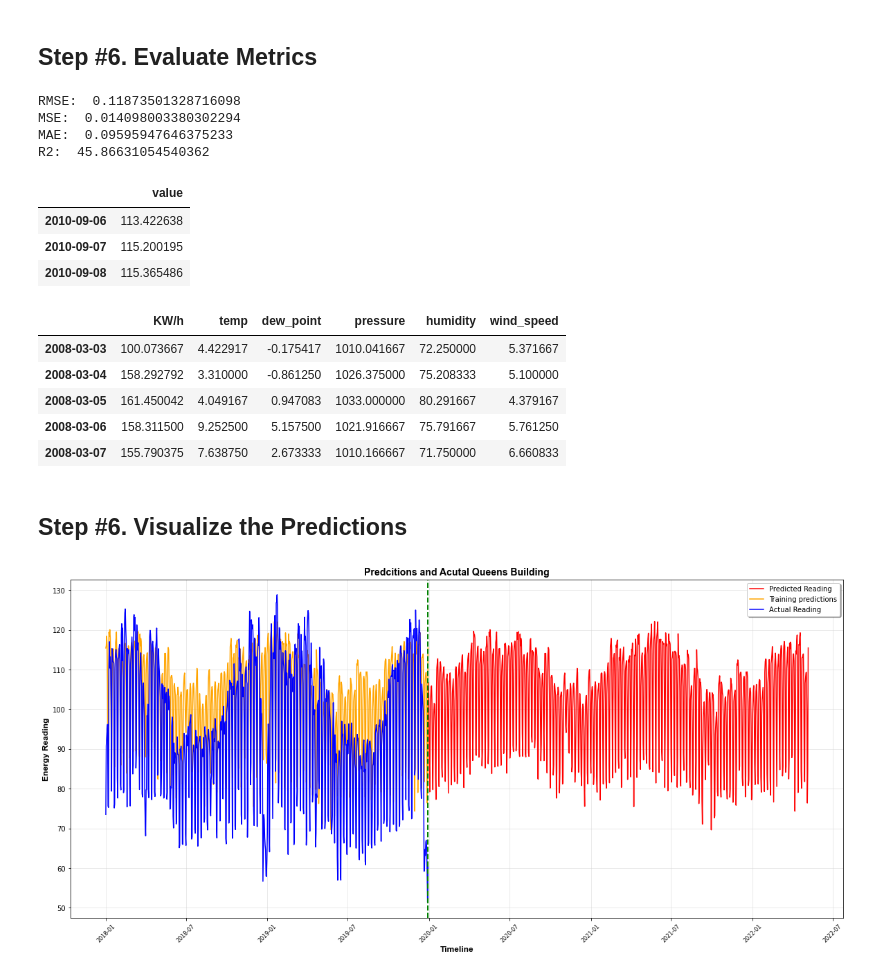
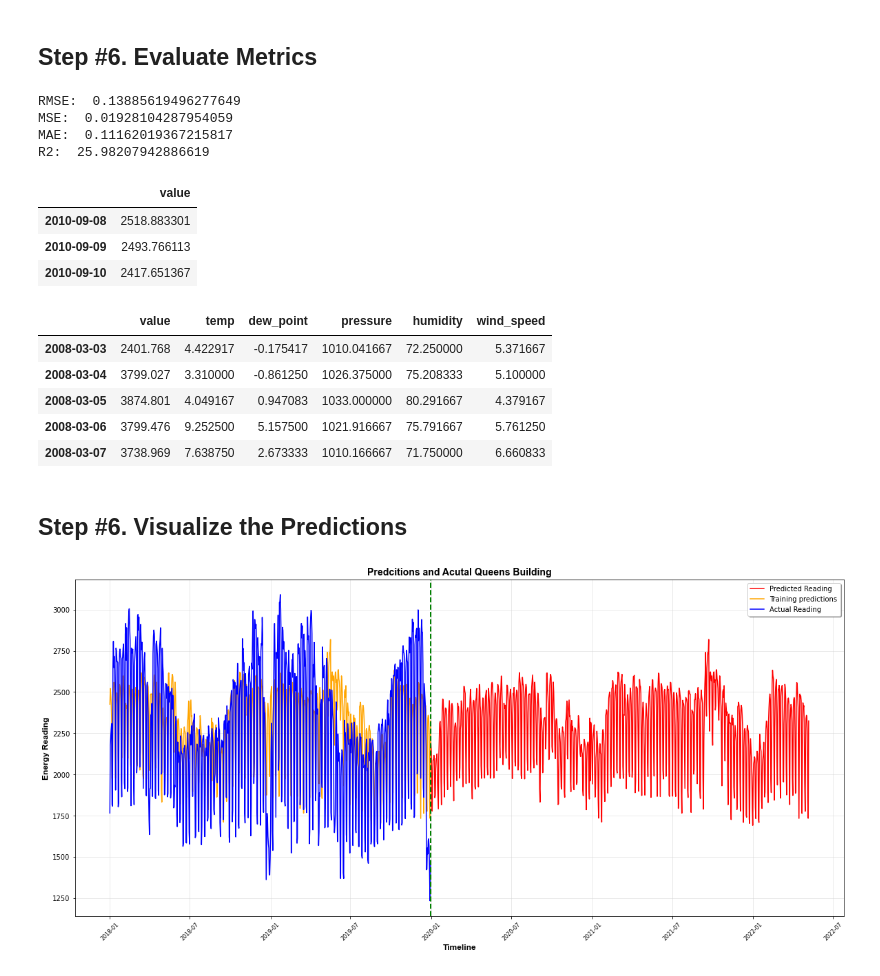
Before and after one commit to UsmanKolo/Master_Thesis, a Jupyter notebook: Notebooks/Untitled0.ipynb, the cells around one changed output. Drawn from its saved outputs; the diff is of its cells as text; code cells hidden in the pictures.

```diff
--- a/Notebooks/Untitled0.ipynb
+++ b/Notebooks/Untitled0.ipynb
@@ -18,11 +20,4 @@ from keras.callbacks import EarlyStopping, ReduceLROnPlateau, ModelCheckpoint, T
 ## Step #1. Read data
 # %%
 # Importing Training Set
-df = pd.read_csv('C:\\Users\\moham\\OneDrive - De Montfort University\\Final Project\\Master_Thesis\\Dataset\\QBElecWeather.csv', index_col=0, parse_dates=True)
-df = df.resample(rule='D').mean()
-df = df.loc[:'2019-12-30']
-data = df.reset_index()
-
-dataset_train = data.copy()
-
-dataset_train
+df = pd.read_csv('C:\\Users\\moham\\OneDrive - De Montfort University\\Final Project\\Master_Thesis\\Dataset\\QBElecWeatherDailyData.csv', index_col=0, parse_dates=True)
@@ -98,7 +94,7 @@ X_train = []
 y_train = []
 
 n_future = 860  # Number of days we want top predict into the future
-n_past = 29     # Number of past days we want to use to predict the future
+n_past = 30     # Number of past days we want to use to predict the future
 
 for i in range(n_past, len(training_set_scaled) - n_future +1):
     X_train.append(training_set_scaled[i - n_past:i, 0:dataset_train.shape[1] - 1])
@@ -162,7 +155,7 @@ from keras.layers import Dropout
 model = Sequential()
 model.add(Bidirectional(LSTM(units=128, input_shape=(X_train.shape[1], X_train.shape[2]), return_sequences=True)))
 model.add(Bidirectional(LSTM(units=128)))
-model.add(Dropout(rate=0.25))
+model.add(Dropout(rate=0.2))
 model.add(Dense(units=1))
 
 # Compiling the Neural Network
@@ -177,6 +170,6 @@ mcp = ModelCheckpoint(filepath='weights.h5', monitor='val_loss', verbose=1, save
 
 tb = TensorBoard('logs')
 
-history = model.fit(X_train, y_train, shuffle=False, epochs=100, callbacks=[es, rlr, mcp, tb], validation_split=0.1, verbose=1, batch_size=64)
+history = model.fit(X_train, y_train, shuffle=False, epochs=100, callbacks=[es, rlr, mcp, tb], validation_split=0.1, verbose=1, batch_size=32)
 # %% [output]
 Epoch 1/100
@@ -235,10 +228,10 @@ print('MSE: ', mean_squared_error(y_train, predictions_train1))
 print('MAE: ', mean_absolute_error(y_train, predictions_train1))
 print('R2: ', r2_score(y_train, predictions_train1)*100)
 # %% [output]
-RMSE:  0.11873501328716098
-MSE:  0.014098003380302294
-MAE:  0.09595947646375233
-R2:  45.86631054540362
+RMSE:  0.13885619496277649
+MSE:  0.01928104287954059
+MAE:  0.11162019367215817
+R2:  25.98207942886619
 # %%
 # Inverse the predictions to original measurements
 
@@ -262,9 +255,9 @@ PREDICTION_TRAIN.index = PREDICTION_TRAIN.index.to_series().apply(datetime_to_ti
 PREDICTION_TRAIN.head(3)
 # %% [output]
 |  | value |
-| 2010-09-06 | 113.422638 |
-| 2010-09-07 | 115.200195 |
-| 2010-09-08 | 115.365486 |
+| 2010-09-08 | 2518.883301 |
+| 2010-09-09 | 2493.766113 |
+| 2010-09-10 | 2417.651367 |
 # %%
 datelist_train = pd.to_datetime(datelist_train)
 # %%
@@ -272,35 +265,35 @@ dataset_train = dataset_train.set_index(datelist_train)
 # %%
 dataset_train.head()
 # %% [output]
-|  | KW/h | temp | dew_point | pressure | humidity | wind_speed |
-| 2008-03-03 | 100.073667 | 4.422917 | -0.175417 | 1010.041667 | 72.250000 | 5.371667 |
-| 2008-03-04 | 158.292792 | 3.310000 | -0.861250 | 1026.375000 | 75.208333 | 5.100000 |
-| 2008-03-05 | 161.450042 | 4.049167 | 0.947083 | 1033.000000 | 80.291667 | 4.379167 |
-| 2008-03-06 | 158.311500 | 9.252500 | 5.157500 | 1021.916667 | 75.791667 | 5.761250 |
-| 2008-03-07 | 155.790375 | 7.638750 | 2.673333 | 1010.166667 | 71.750000 | 6.660833 |
+|  | value | temp | dew_point | pressure | humidity | wind_speed |
+| 2008-03-03 | 2401.768 | 4.422917 | -0.175417 | 1010.041667 | 72.250000 | 5.371667 |
+| 2008-03-04 | 3799.027 | 3.310000 | -0.861250 | 1026.375000 | 75.208333 | 5.100000 |
+| 2008-03-05 | 3874.801 | 4.049167 | 0.947083 | 1033.000000 | 80.291667 | 4.379167 |
+| 2008-03-06 | 3799.476 | 9.252500 | 5.157500 | 1021.916667 | 75.791667 | 5.761250 |
+| 2008-03-07 | 3738.969 | 7.638750 | 2.673333 | 1010.166667 | 71.750000 | 6.660833 |
 # %% [markdown]
 ## Step #6. Visualize the Predictions
 # %%
 # Set plot size
 from pylab import rcParams
 rcParams['figure.figsize'] = 20, 9
 
 # Plot parameters
 START_DATE_FOR_PLOTTING = '2018-01-01'
 
 plt.plot(PREDICTIONS_FUTURE.index, PREDICTIONS_FUTURE['value'], color='r', label='Predicted Reading')
 plt.plot(PREDICTION_TRAIN.loc[START_DATE_FOR_PLOTTING:].index, PREDICTION_TRAIN.loc[START_DATE_FOR_PLOTTING:]['value'], color='orange', label='Training predictions')
-plt.plot(dataset_train.loc[START_DATE_FOR_PLOTTING:].index, dataset_train.loc[START_DATE_FOR_PLOTTING:]['KW/h'], color='b', label='Actual Reading')
+plt.plot(dataset_train.loc[START_DATE_FOR_PLOTTING:].index, dataset_train.loc[START_DATE_FOR_PLOTTING:]['value'], color='b', label='Actual Reading')
 
 plt.axvline(x = min(PREDICTIONS_FUTURE.index), color='green', linewidth=2, linestyle='--')
 
 plt.grid(which='major', color='#cccccc', alpha=0.5)
 
 plt.legend(shadow=True)
 plt.title('Predcitions and Acutal Queens Building', family='Arial', fontsize=14, fontweight='bold')
 plt.xlabel('Timeline', family='Arial', fontsize=12, fontweight='bold')
 plt.ylabel('Energy Reading', family='Arial', fontsize=12, fontweight='bold')
 plt.xticks(rotation=45, fontsize=8)
 plt.show()
 # %% [output]
-[figure, old version]
+[figure, new version]
```
Also changed, not shown: parts of 10 cells of this notebook, 3 other files.
